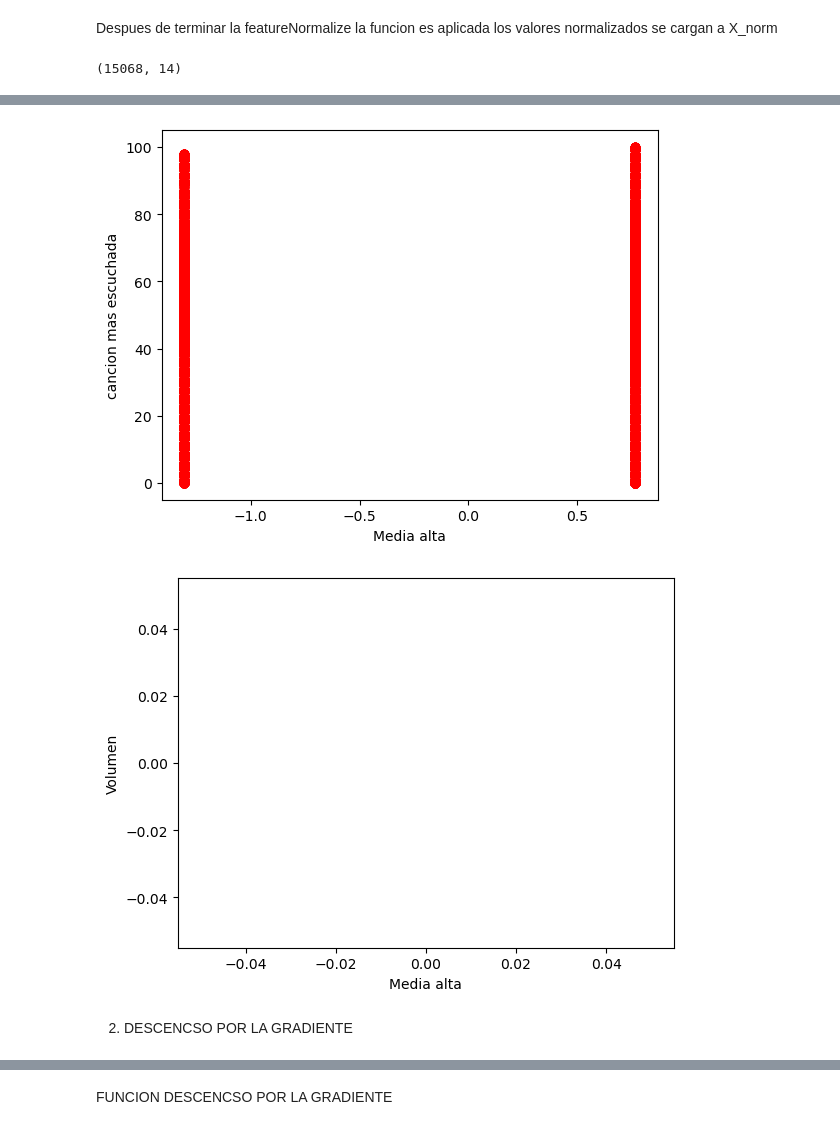
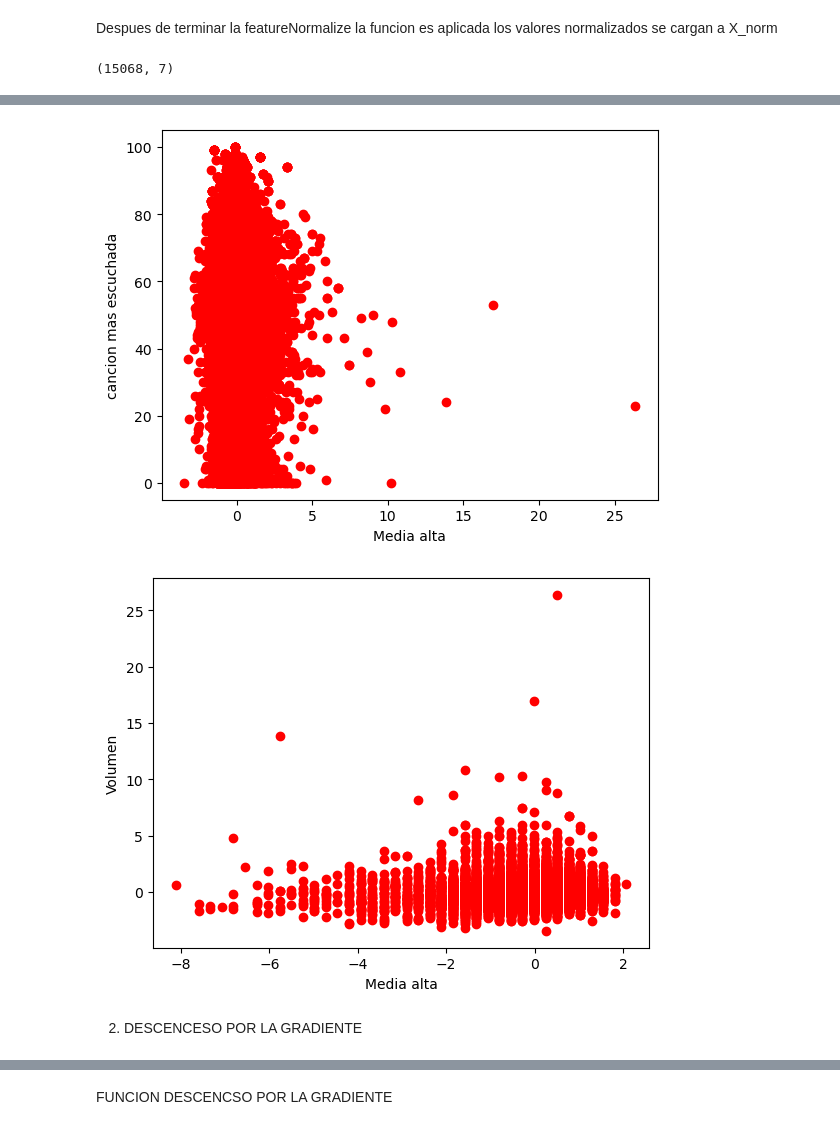
Before and after one commit to RosaCe21/Blanco-Moya-Rosa-Leonor-SIS420-AI, a Jupyter notebook: Laboratorios/LAB-02/regresio.ipynb, the cells around one changed output, grey strips where cells are left out. Saved outputs shown, nothing was run; the diff lists cells and outputs as text; code cells hidden in the pictures.

```diff
--- a/Laboratorios/LAB-02/regresio.ipynb
+++ b/Laboratorios/LAB-02/regresio.ipynb
@@ -318,9 +338,9 @@ def graficarDatos(x, y, xlabel, ylabel):
   plt.xlabel(xlabel)
   plt.ylabel(ylabel)
 # %%
-X_norm.shape
+X_norm_cleaned .shape
 # %% [output]
-(15068, 14)
+(15068, 7)
 # %%
 #Llamamos a la funcion de gráfica 10,9,10
 xlabel1 = 'Media baja'
@@ -328,7 +348,7 @@ xlabel2 = 'Media alta'
 ylabel1 = 'cancion mas escuchada'
 ylabel2 = "Volumen"
 
-graficarDatos(X_norm.iloc[:, 10], y_train, xlabel1, ylabel1)
-graficarDatos(X_norm.iloc[:, 9], y_train, xlabel2, ylabel1)
-graficarDatos(X_norm.iloc[:, 10], X_norm.iloc[:, 9], xlabel2, ylabel2)
+graficarDatos(X_norm.iloc[:, 8], y_train, xlabel1, ylabel1)
+graficarDatos(X_norm.iloc[:, 1], y_train, xlabel2, ylabel1)
+graficarDatos(X_norm.iloc[:, 8], X_norm.iloc[:, 1], xlabel2, ylabel2)
 # %% [output]
@@ -336,7 +356,7 @@ graficarDatos(X_norm.iloc[:, 10], X_norm.iloc[:, 9], xlabel2, ylabel2)
-[figure, old version]
+[figure, new version]
-[figure, old version]
+[figure, new version]
 # %% [markdown]
-2. DESCENCSO POR LA GRADIENTE
+2. DESCENCESO POR LA GRADIENTE
 # %%
 # Añadimos el termino de intersección, agregamos la columna de unos para los tethas 0
 # Columna de 1 para X0
```
Also changed, not shown: parts of 21 cells of this notebook.
